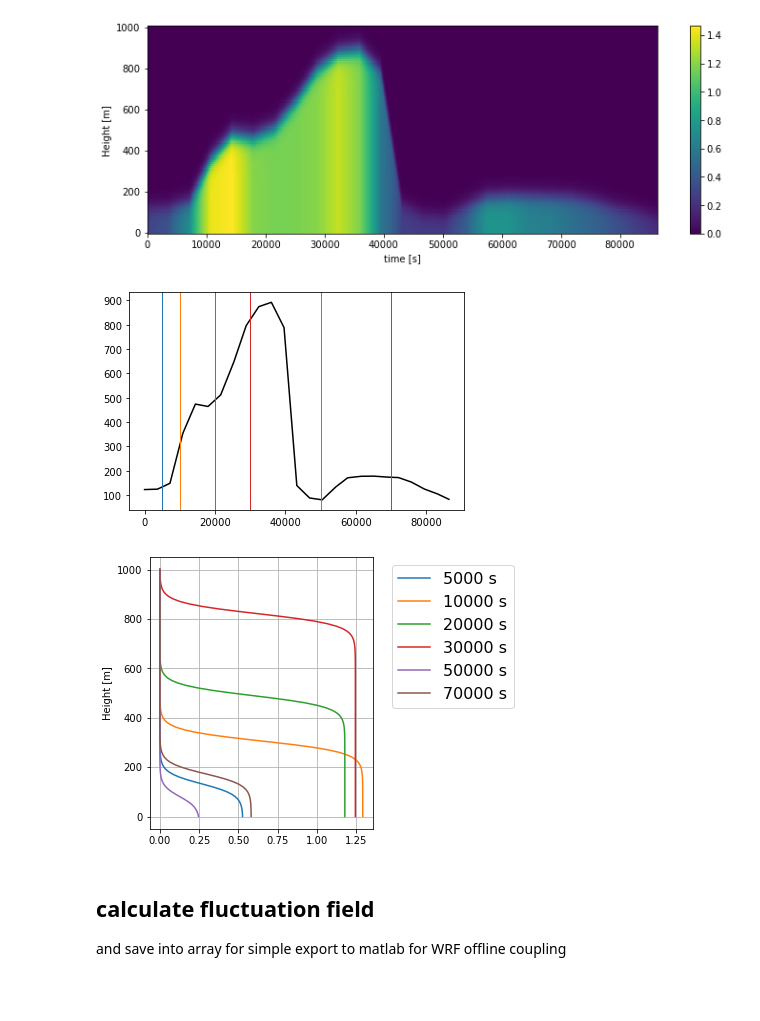
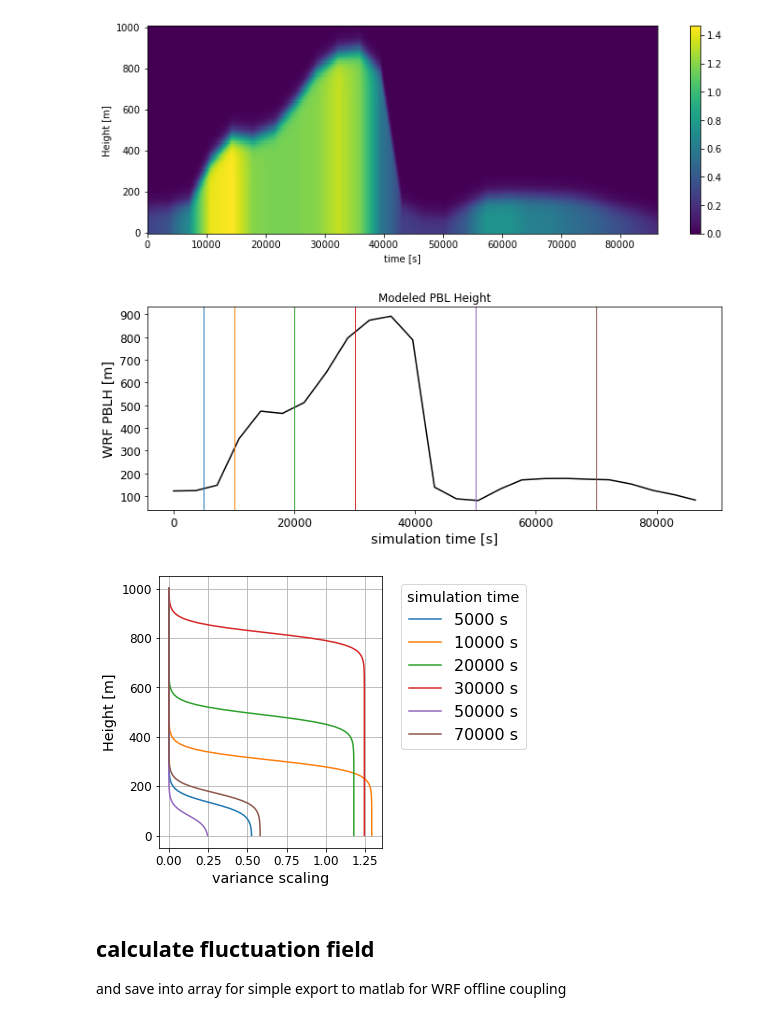
Before and after one commit to a2e-mmc/assessment, a Jupyter notebook: studies/coupling_comparison/preprocessing/boundary/turbsim_to_velocity_perturbations.ipynb, the cells around one changed output. Cells and saved outputs as stored; diff of their text form; code cells hidden in the pictures; blank space fills up the shorter version.

Commit message:
Update PBLH history/profile plots
Notebook has not been re-run cleanly because of runtime (>2.5 hrs walltime)
and the quantity of output data (inflow planes and images for animation)

```diff
--- a/studies/coupling_comparison/preprocessing/boundary/turbsim_to_velocity_perturbations.ipynb
+++ b/studies/coupling_comparison/preprocessing/boundary/turbsim_to_velocity_perturbations.ipynb
@@ -488,17 +488,28 @@ fig,ax,cbars = plot_timeheight(scaling)
 # %%
 # sanity check for scaling functions
 selectedtimes = [5000,10000,20000,30000,50000,70000]
 
-fig,ax = plt.subplots()
+fig,ax = plt.subplots(figsize=(11,4))
 ax.plot(ref.index, ref['PBLH'], 'k')
 colors = plt.rcParams['axes.prop_cycle'].by_key()['color']
 for i,ti in enumerate(selectedtimes):
     ax.axvline(ti,color=colors[i],lw=1)
+ax.set_title('Modeled PBL Height')
+ax.set_xlabel('simulation time [s]',fontsize='x-large')
+ax.set_ylabel('WRF PBLH [m]',fontsize='x-large')
+ax.tick_params(labelsize='large')
 
 fig,ax = plot_profile(scaling,times=selectedtimes)
+ax.set_xlabel('variance scaling')
+ax.tick_params(labelsize='large')
+ax.xaxis.label.set_size('x-large')
+ax.yaxis.label.set_size('x-large')
+lgd = ax.get_legend()
+lgd.set_title('simulation time')
+lgd.get_title().set_fontsize('x-large')
 # %% [output]
-[figure, old version]
+[figure, new version]
-[figure, old version]
+[figure, new version]
 # %% [markdown]
 ## calculate fluctuation field
 and save into array for simple export to matlab for WRF offline coupling
```
